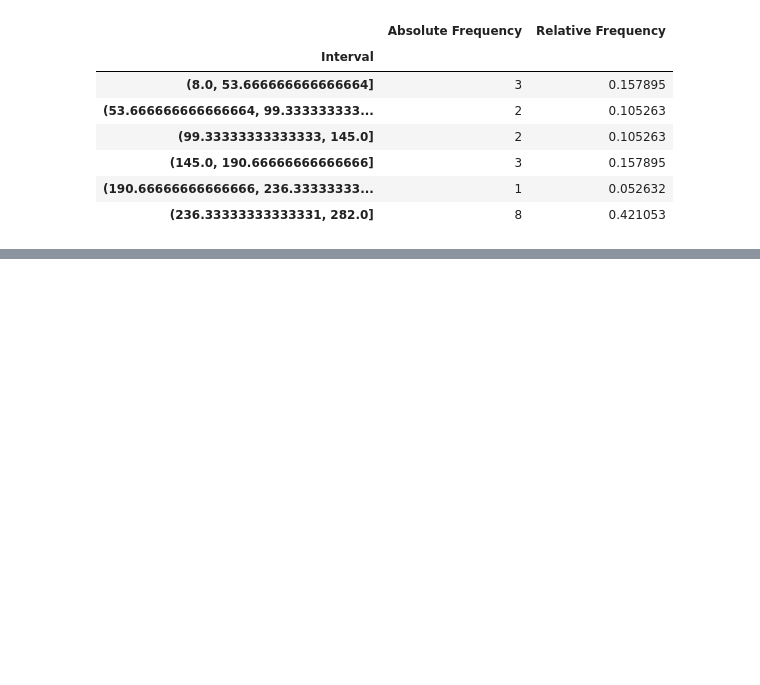
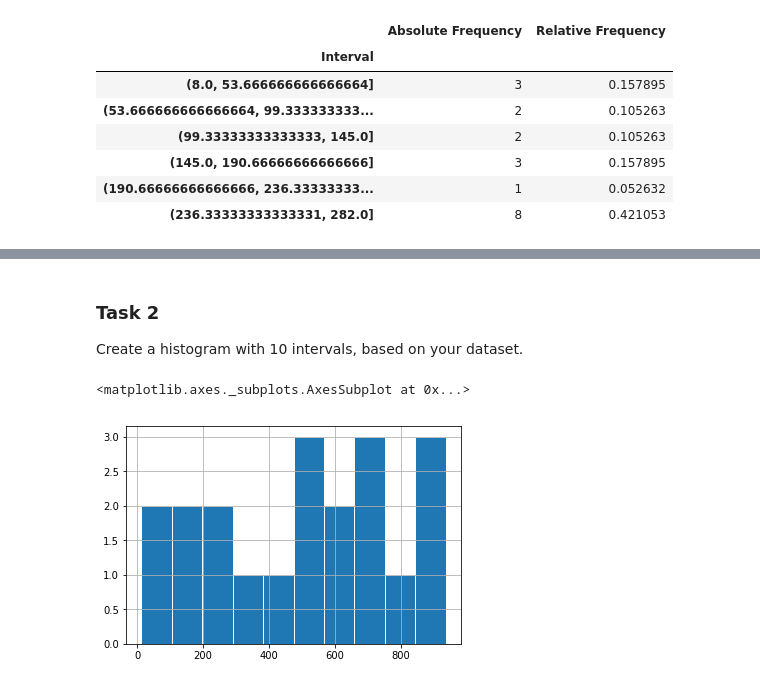
Before and after one commit to vladturlo/Statistics_for_DS_and_BA, a Jupyter notebook: Exercises.ipynb, the cells around one changed output, grey strips where cells are left out. Drawn from its saved outputs; the diff is of its cells as text; code cells hidden in the pictures; blank space fills up the shorter version.

Commit message:
Plot histogram of data series using pandas hist and seaborn distplot

```diff
--- a/Exercises.ipynb
+++ b/Exercises.ipynb
@@ -212,0 +218,3 @@ frequency
+# %%
+Dataset = pd.Series([13, 68, 165, 193, 216, 228, 361, 470, 500, 529, 544, 602, 647, 692, 696, 699, 809, 892, 899, 936])
+Dataset
@@ -212,0 +261,8 @@ frequency
+# %% [markdown]
+### Task 2
+Create a histogram with 10 intervals, based on your dataset.
+# %%
+Dataset.hist(bins = 10,  edgecolor="w")
+# %% [output]
+<matplotlib.axes._subplots.AxesSubplot at 0x...>
+[figure, added]
```
Also changed, not shown: parts of 6 cells of this notebook.
